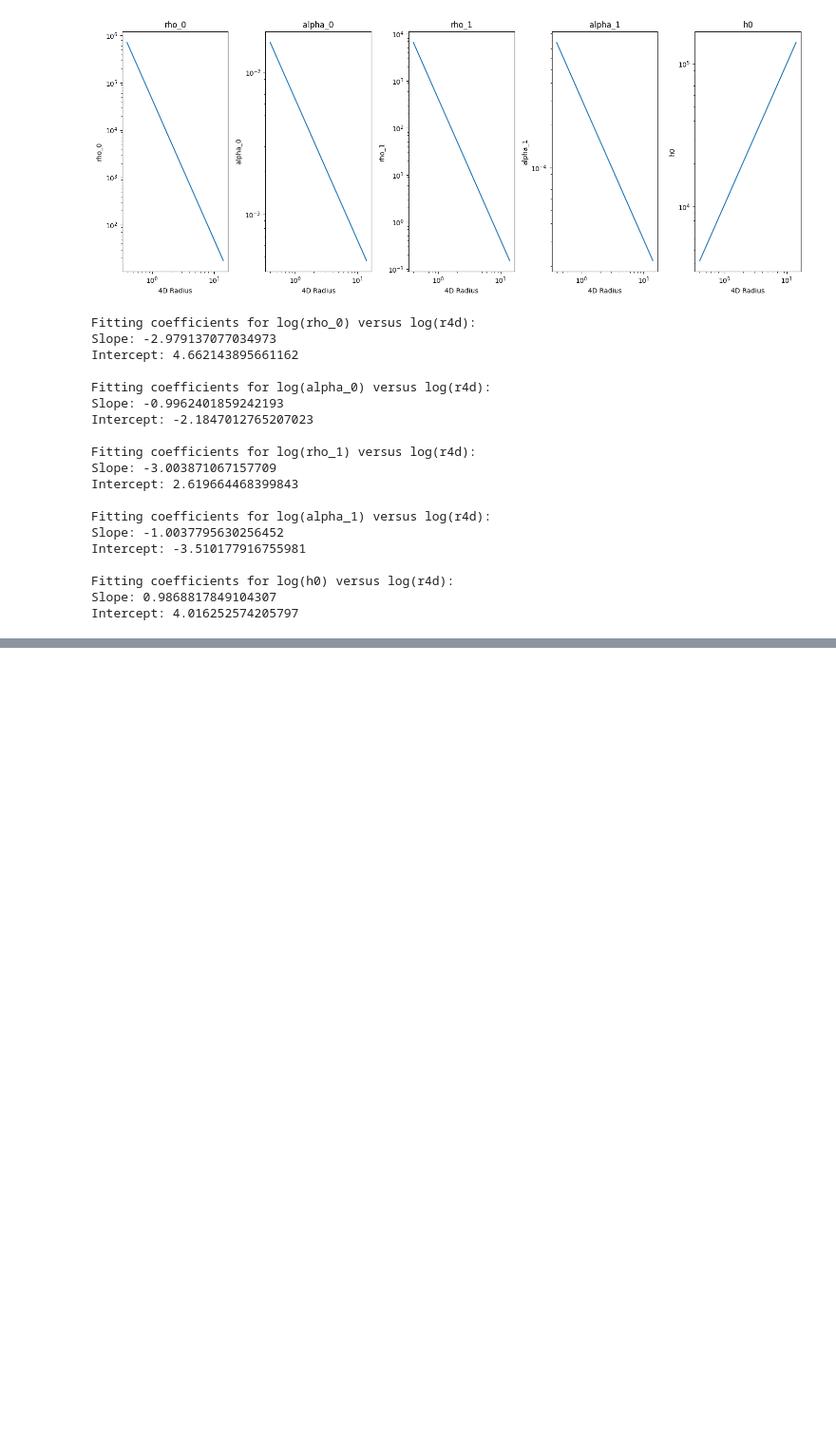
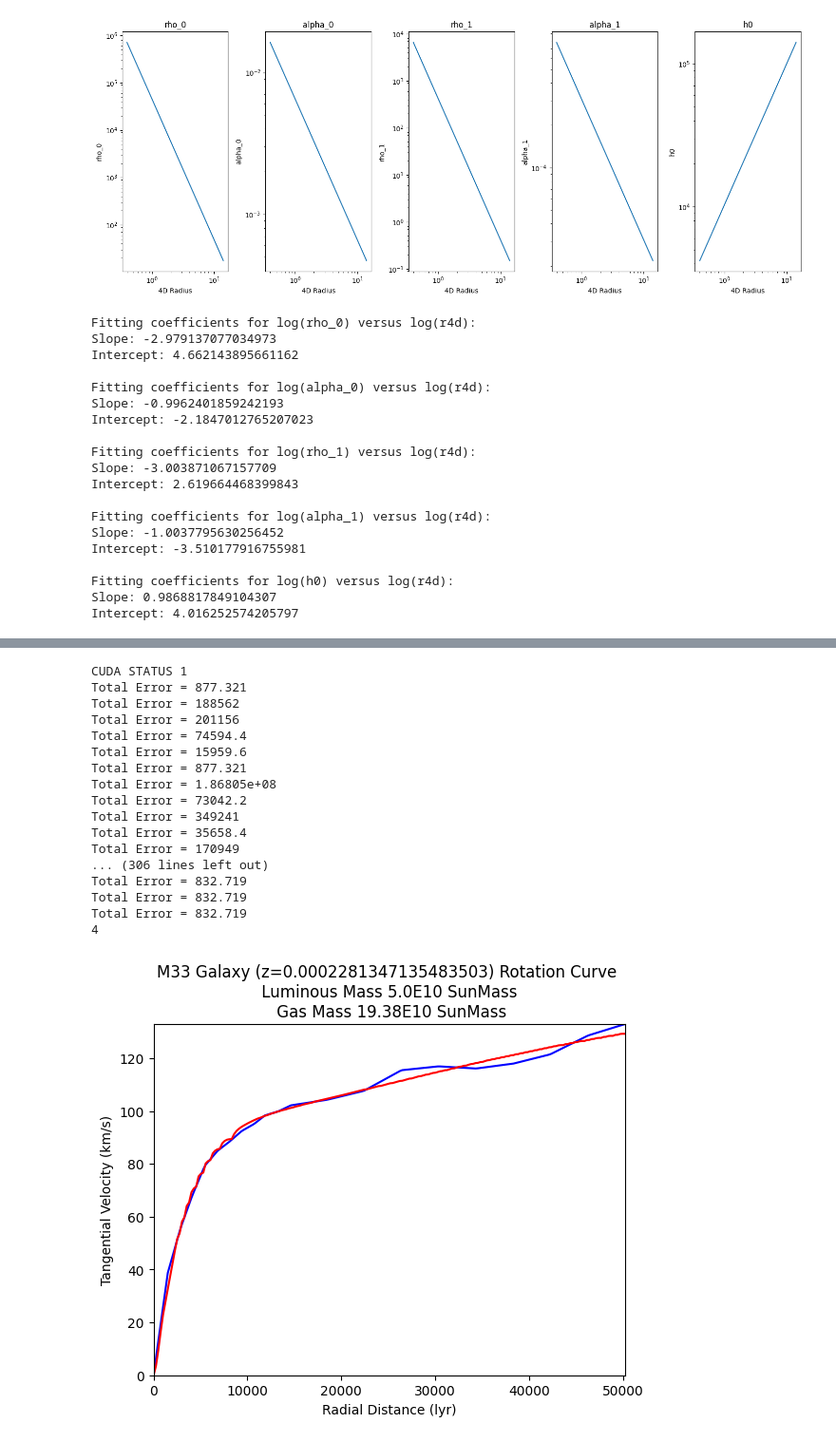
Before and after one commit to ny2292000/HU_GalaxyPackage, a Jupyter notebook: notebooks/HU_Galaxy_Notebook.ipynb, the cells around one changed output, grey strips where cells are left out. Shown at 95% size. Drawn from its saved outputs; the diff is of its cells as text; code cells hidden in the pictures; blank space fills up the shorter version.

```diff
--- a/notebooks/HU_Galaxy_Notebook.ipynb
+++ b/notebooks/HU_Galaxy_Notebook.ipynb
@@ -212,0 +166,51 @@ for redshift_birth in np.arange(0,35,1):
+# %%
+
+M33_Distance = 3.2E6
+Radius_Universe_4D = 14.03E9
+redshift = M33_Distance / (Radius_Universe_4D - M33_Distance)
+nr = 300
+nz = 100
+ntheta = 180
+nr_sampling = 103
+nz_sampling = 104
+R_max = 50000.0
+rho_0, alpha_0, rho_1, alpha_1, h0 = calculate_density_parameters(redshift)
+GalaxyMass = 5E10
+M33 = GalaxyWrapper(GalaxyMass, rho_0, alpha_0, rho_1, alpha_1, h0, R_max, nr,
+                    nz, nr_sampling, nz_sampling, ntheta, redshift,GPU_ID=0, cuda=True)
+
+M33.read_galaxy_rotation_curve(m33_rotational_curve)
+M33.simulate_rotation_curve()
+plotRotationCurve(M33)
+# df = pd.DataFrame(columns=["rho_0","alpha_0", "rho_1", "alpha_1", "h0"])
+
+# for redshift_birth in np.arange(0,35,1):
+#     r4d = 14/(1+redshift_birth)
+#     M33.redshift=redshift_birth
+#     M33.rho_0, M33.alpha_0, M33.rho_1, M33.alpha_1, M33.h0 = calculate_density_parameters(redshift_birth)
+#     new_rotation_curve = move_rotation_curve(m33_rotational_curve, redshift, redshift_birth )
+#     M33.read_galaxy_rotation_curve(new_rotation_curve)
+#     values = M33.move_galaxy(True)
+#     df.loc[redshift_birth] = values
+# r4d = 14/(1+df.index)
+# df["redshift_birth"]=df.index
+# df["r4d"]=r4d
+# %% [output]
+CUDA STATUS 1
+Total Error = 877.321
+Total Error = 188562
+Total Error = 201156
+Total Error = 74594.4
+Total Error = 15959.6
+Total Error = 877.321
+Total Error = 1.86805e+08
+Total Error = 73042.2
+Total Error = 349241
+Total Error = 35658.4
+Total Error = 170949
+... (306 lines left out)
+Total Error = 832.719
+Total Error = 832.719
+Total Error = 832.719
+4
+[figure, added]
```
Also changed, not shown: parts of 7 cells of this notebook, 8 other files.
